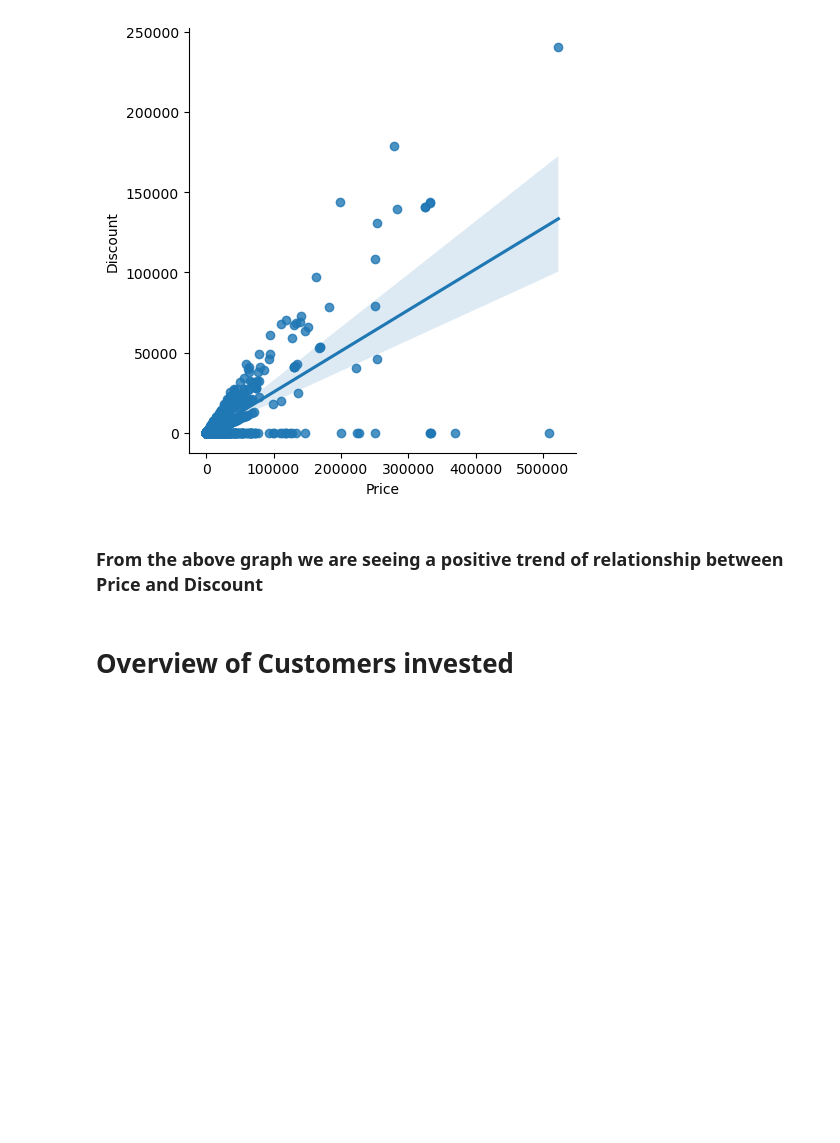
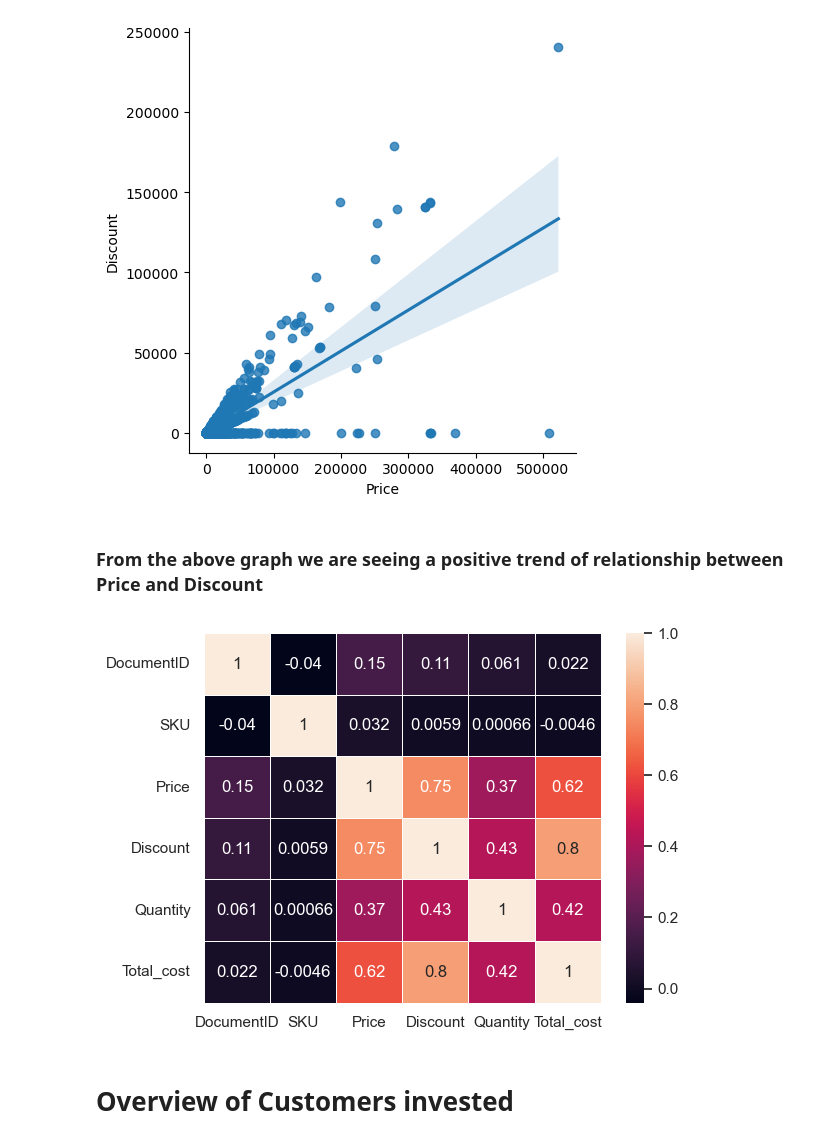
Before and after one commit to vimalmadhan/RFM_model, a Jupyter notebook: RFM_K_Means.ipynb, the cells around one changed output. Saved outputs shown, nothing was run; the diff lists cells and outputs as text; code cells hidden in the pictures; blank space fills up the shorter version.

```diff
--- a/RFM_K_Means.ipynb
+++ b/RFM_K_Means.ipynb
@@ -159,6 +167,10 @@ sns.lmplot(x='Price',y='Discount',data=df)
 [figure]
 # %% [markdown]
 ### From the above graph we are seeing a positive trend of relationship between Price and Discount
+# %%
+sns.heatmap(df.corr(),annot=True, linewidth=.5);
+# %% [output]
+[figure, added]
 # %% [markdown]
 # Overview of Customers invested
 # %%
```
Also changed, not shown: parts of 13 cells of this notebook.
